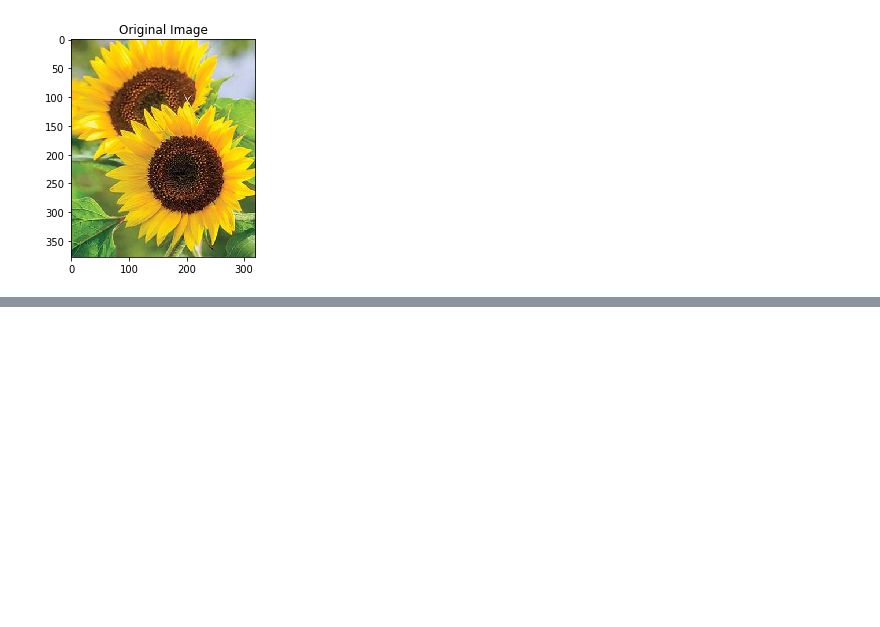
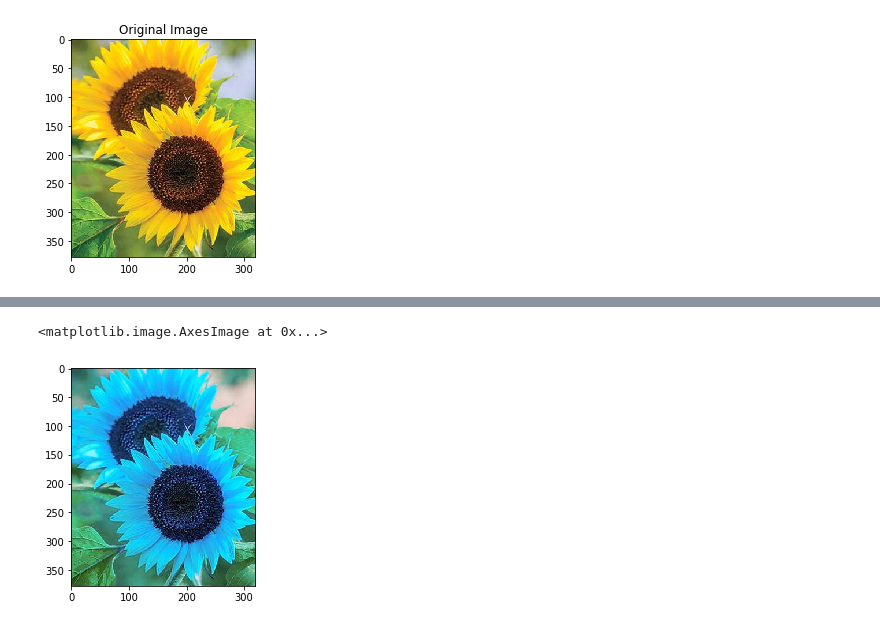
Before and after one commit to chloequinto/ImgProc, a Jupyter notebook: Project/Segmentation Using K-Means Clustering.ipynb, the cells around one changed output, grey strips where cells are left out. Cells and saved outputs as stored; diff of their text form; code cells hidden in the pictures; blank space fills up the shorter version.

```diff
--- a/Project/Segmentation Using K-Means Clustering.ipynb
+++ b/Project/Segmentation Using K-Means Clustering.ipynb
@@ -15,0 +20,7 @@ title ('Original Image');
+# %%
+image = image[:,:,::-1]
+# %%
+plt.imshow(image)
+# %% [output]
+<matplotlib.image.AxesImage at 0x...>
+[figure, added]
```
Also changed, not shown: parts of 3 cells of this notebook, 1 other file.
